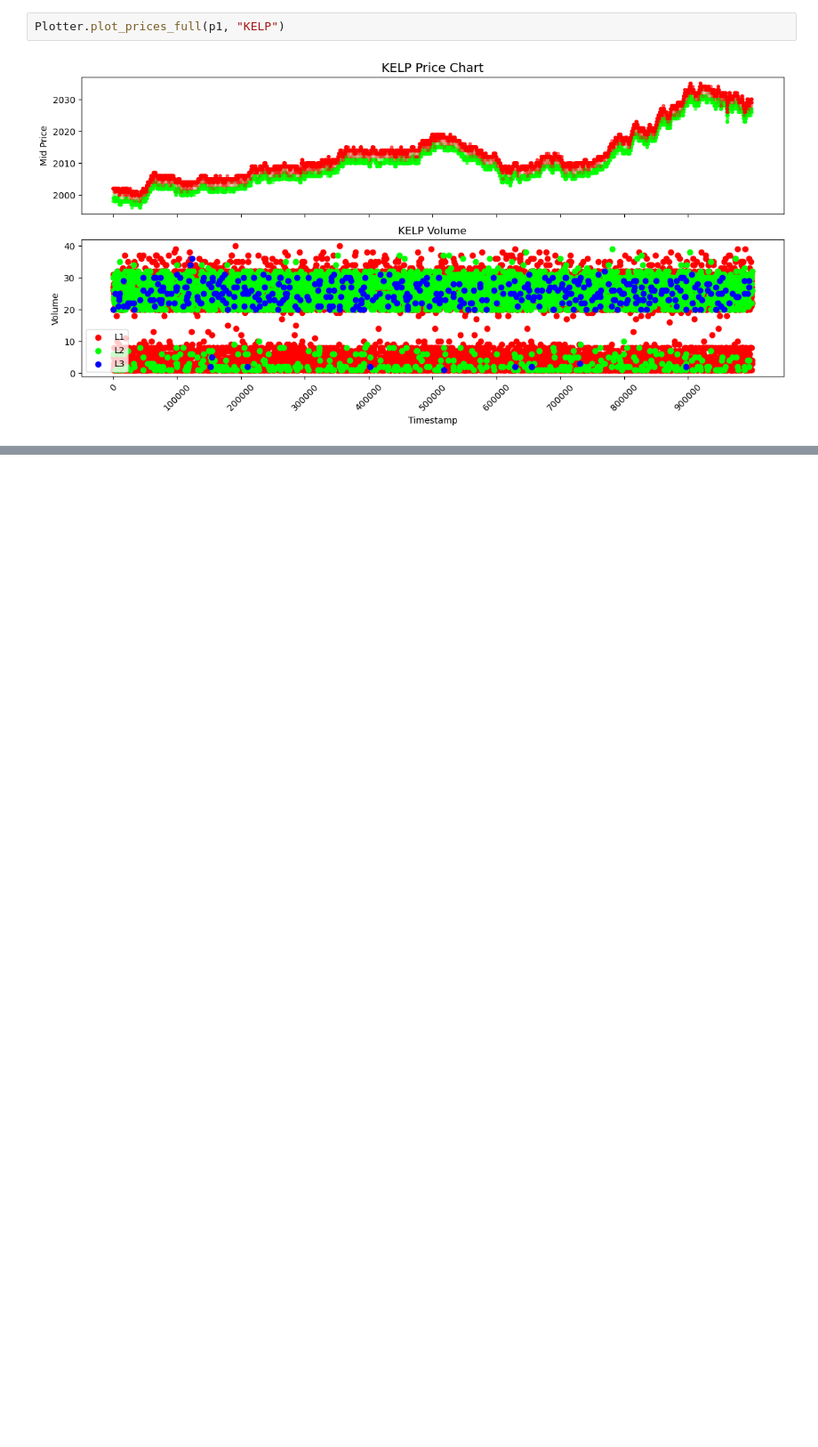
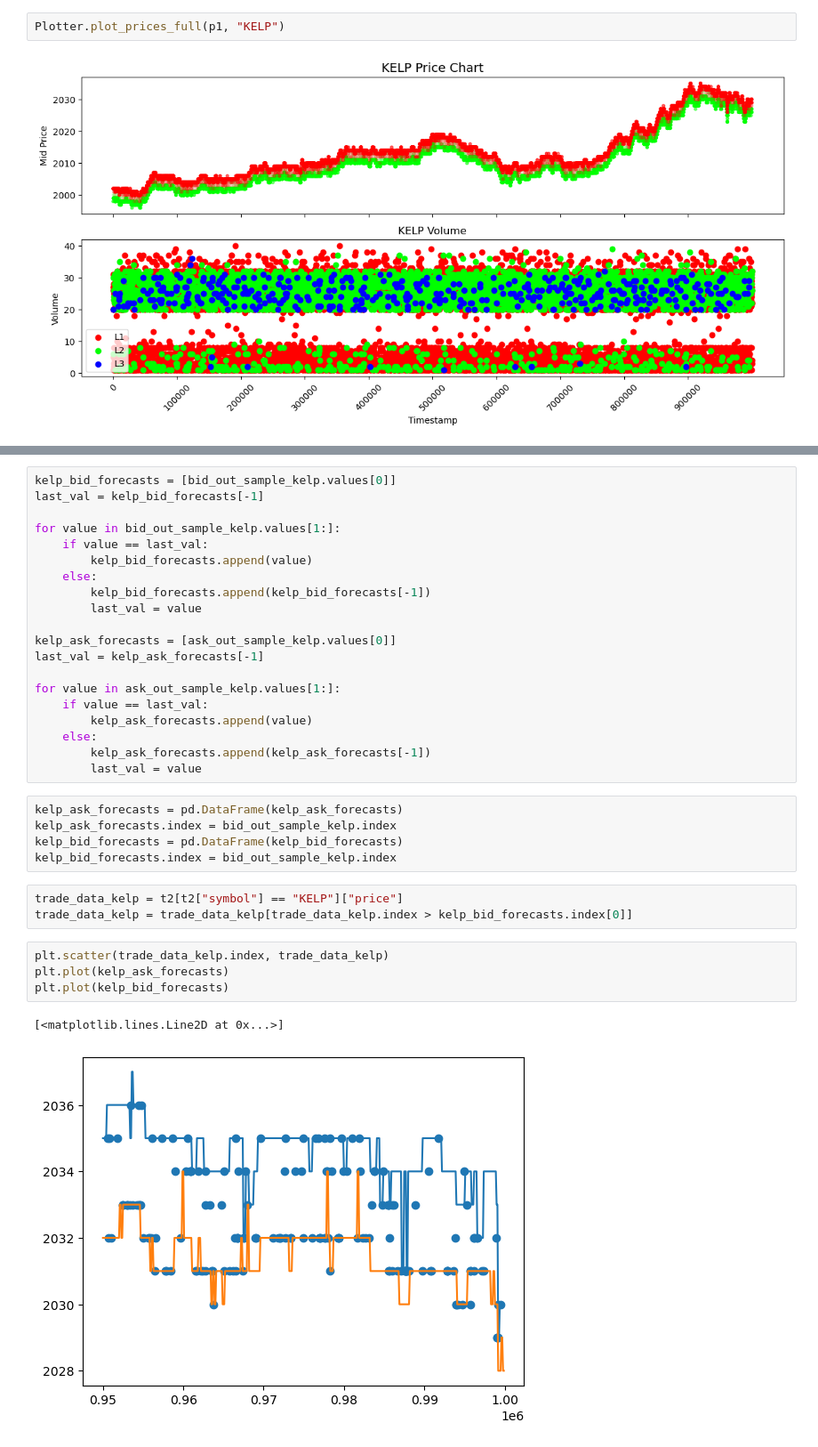
Before and after one commit to CANTSOAR/prosperity3, a Jupyter notebook: round_1/data_analysis/testing.ipynb, the cells around one changed output, grey strips where cells are left out. Shown: that part at 89% size. Saved outputs shown, nothing was run; the diff lists cells and outputs as text; blank space fills up the shorter version.

```diff
--- a/round_1/data_analysis/testing.ipynb
+++ b/round_1/data_analysis/testing.ipynb
@@ -93,0 +124,35 @@ forecast_kelp = Regressor.forecast(out_sample_kelp, model_kelp, order = order_ke
+# %%
+kelp_bid_forecasts = [bid_out_sample_kelp.values[0]]
+last_val = kelp_bid_forecasts[-1]
+
+for value in bid_out_sample_kelp.values[1:]:
+    if value == last_val:
+        kelp_bid_forecasts.append(value)
+    else:
+        kelp_bid_forecasts.append(kelp_bid_forecasts[-1])
+        last_val = value
+
+kelp_ask_forecasts = [ask_out_sample_kelp.values[0]]
+last_val = kelp_ask_forecasts[-1]
+
+for value in ask_out_sample_kelp.values[1:]:
+    if value == last_val:
+        kelp_ask_forecasts.append(value)
+    else:
+        kelp_ask_forecasts.append(kelp_ask_forecasts[-1])
+        last_val = value
+# %%
+kelp_ask_forecasts = pd.DataFrame(kelp_ask_forecasts)
+kelp_ask_forecasts.index = bid_out_sample_kelp.index
+kelp_bid_forecasts = pd.DataFrame(kelp_bid_forecasts)
+kelp_bid_forecasts.index = bid_out_sample_kelp.index
+# %%
+trade_data_kelp = t2[t2["symbol"] == "KELP"]["price"]
+trade_data_kelp = trade_data_kelp[trade_data_kelp.index > kelp_bid_forecasts.index[0]]
+# %%
+plt.scatter(trade_data_kelp.index, trade_data_kelp)
+plt.plot(kelp_ask_forecasts)
+plt.plot(kelp_bid_forecasts)
+# %% [output]
+[<matplotlib.lines.Line2D at 0x...>]
+[figure, added]
```
Also changed, not shown: parts of 12 cells of this notebook, 38 other files.
